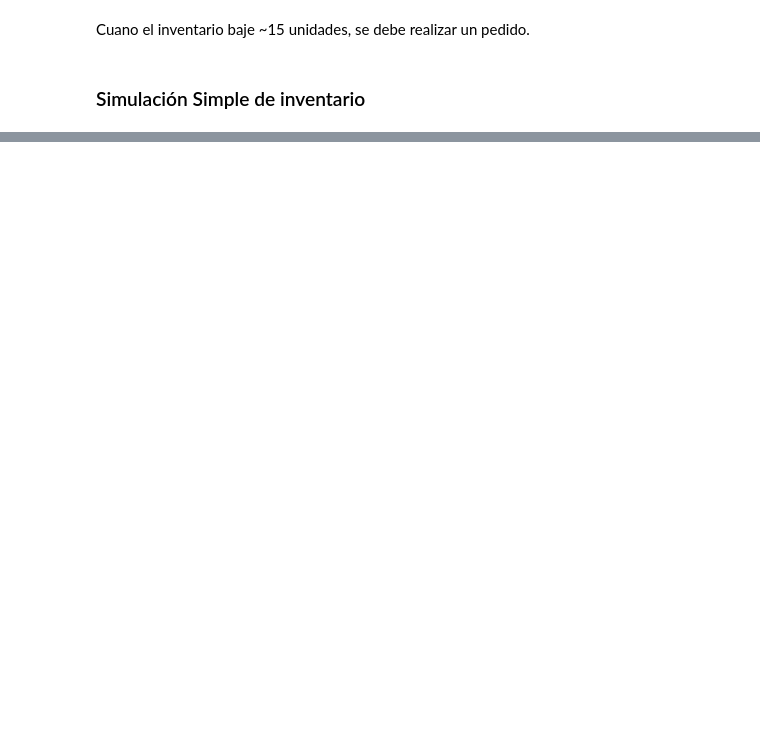
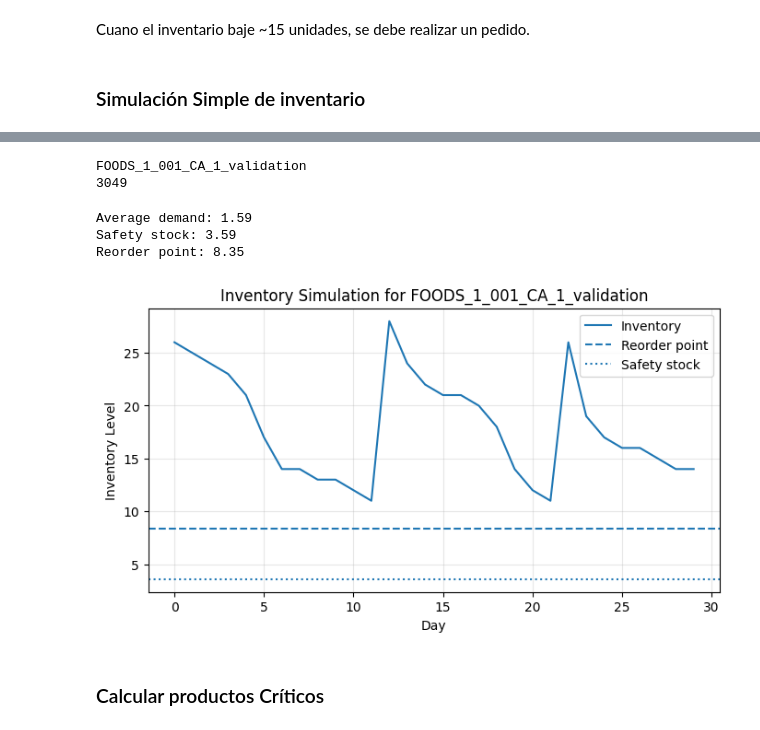
Before and after one commit to MonicaFernandezM/M5_forecasting, a Jupyter notebook: notebook/03_inventory_simulation.ipynb, the cells around one changed output, grey strips where cells are left out. Drawn from its saved outputs; the diff is of its cells as text; code cells hidden in the pictures; blank space fills up the shorter version.

```diff
--- a/notebook/03_inventory_simulation.ipynb
+++ b/notebook/03_inventory_simulation.ipynb
@@ -146,0 +76,6 @@ inventory_dashboard.to_csv("../processed/inventory_simulation.csv", index=False)
+# %%
+print(item)
+print(df["id"].nunique())
+# %% [output]
+FOODS_1_001_CA_1_validation
+3049
@@ -146,0 +85,51 @@ inventory_dashboard.to_csv("../processed/inventory_simulation.csv", index=False)
+# %%
+lead_time = 3
+service_level = 1.65
+
+initial_inventory = 30
+order_quantity = 20
+# %%
+safety_stock = service_level * demand_std * np.sqrt(lead_time)
+reorder_point = demand_mean * lead_time + safety_stock
+
+print("Average demand:", round(demand_mean,2))
+print("Safety stock:", round(safety_stock,2))
+print("Reorder point:", round(reorder_point,2))
+# %% [output]
+Average demand: 1.59
+Safety stock: 3.59
+Reorder point: 8.35
+# %%
+days = 30
+
+inventory = initial_inventory
+inventory_history = []
+
+for d in range(days):
+
+    demand = np.random.poisson(demand_mean)
+
+    inventory -= demand
+
+    if inventory <= reorder_point:
+        inventory += order_quantity
+
+    inventory_history.append(inventory)
+# %%
+plt.figure(figsize=(8,4))
+plt.plot(inventory_history, label="Inventory")
+plt.axhline(reorder_point, linestyle="--", label="Reorder point")
+plt.axhline(safety_stock, linestyle=":", label="Safety stock")
+
+plt.xlabel("Day")
+plt.ylabel("Inventory Level")
+plt.title(f"Inventory Simulation for {item}")
+
+plt.legend()
+plt.grid(alpha=0.3)
+
+plt.show()
+# %% [output]
+[figure, added]
+# %% [markdown]
+### Calcular productos Críticos
```
Also changed, not shown: parts of 19 cells of this notebook, 5 other files.
